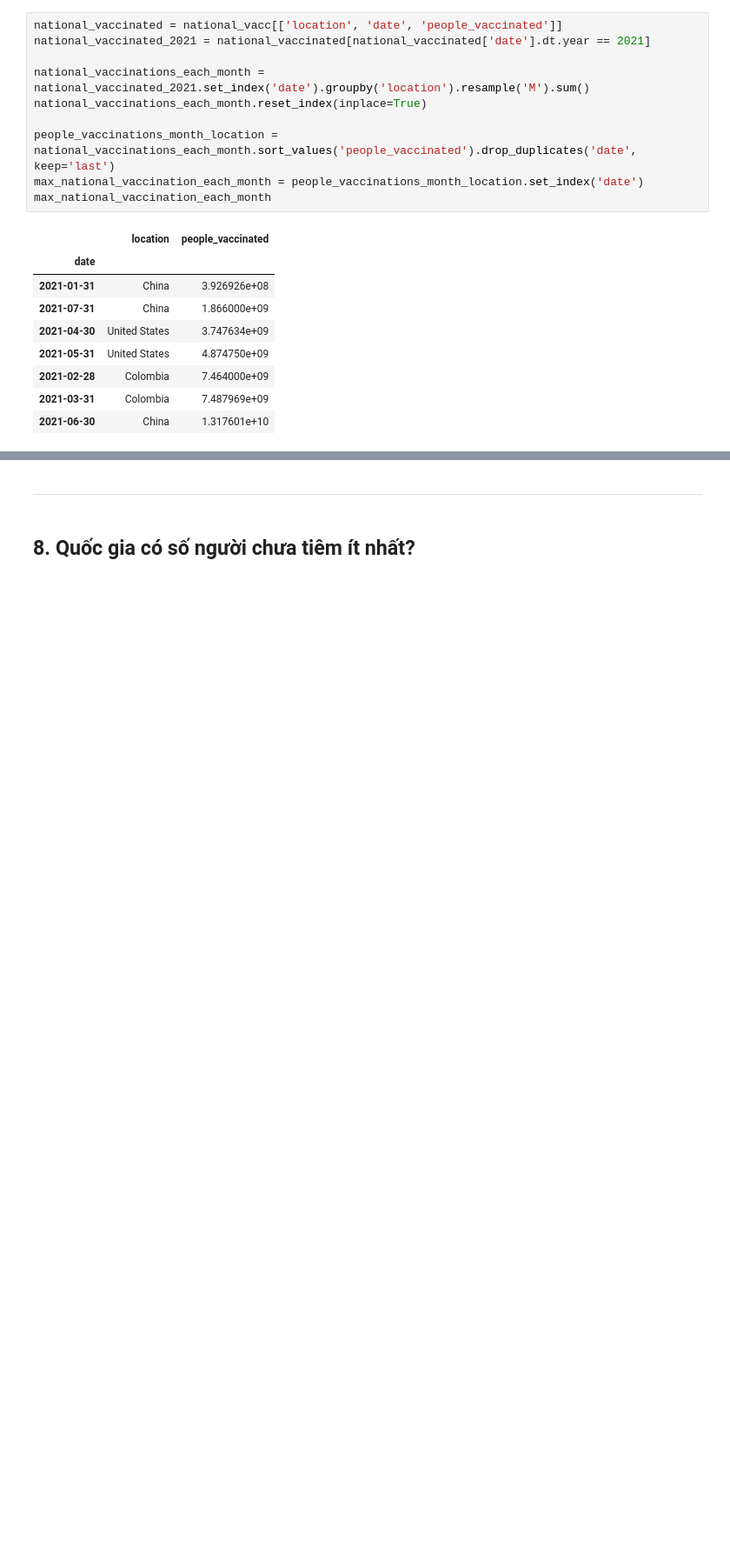
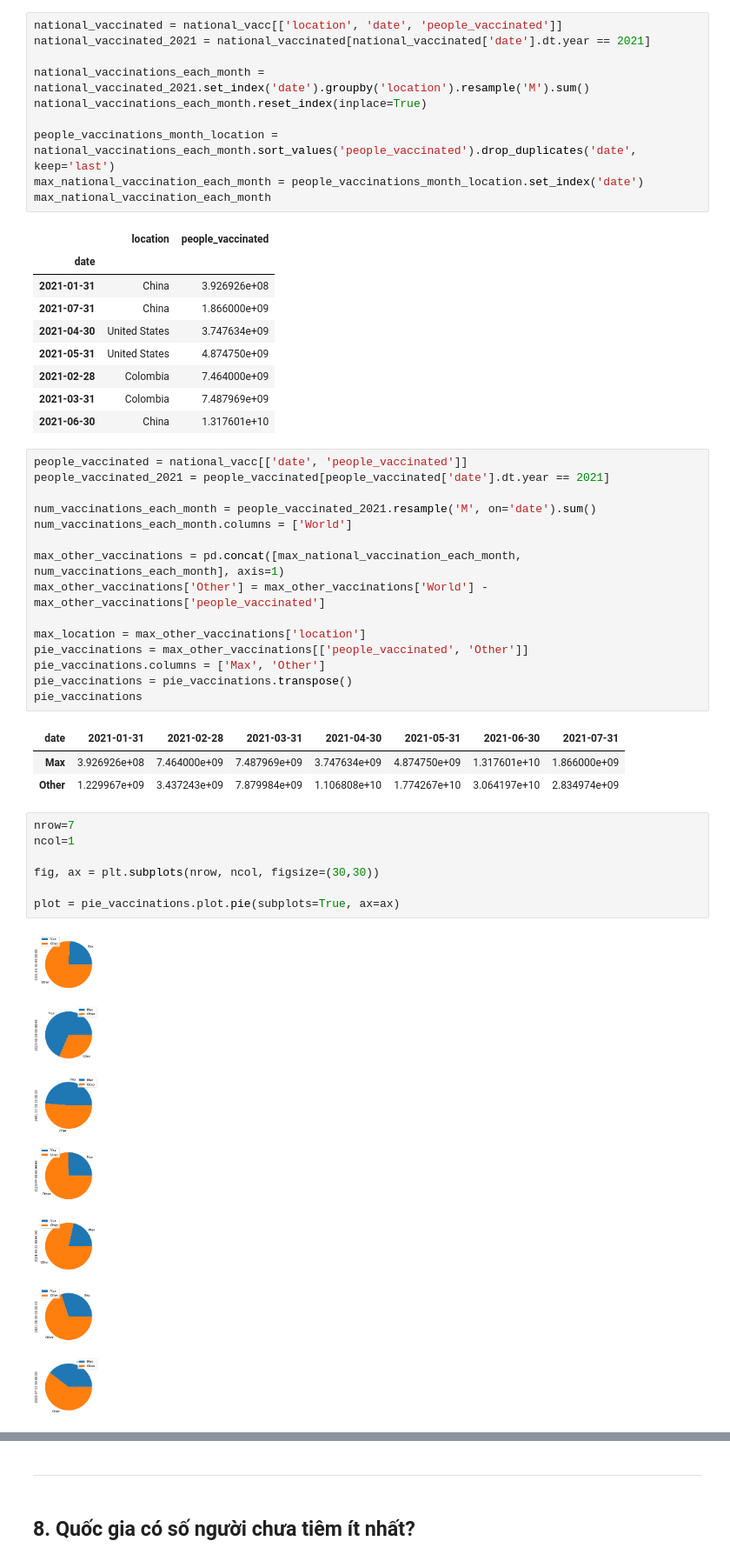
Before and after one commit to FinalProject-P4DS/FinalProject-P4DS, a Jupyter notebook: Final_Project-P4DS.ipynb, the cells around one changed output, grey strips where cells are left out. Shown at 87% size. Drawn from its saved outputs; the diff is of its cells as text; blank space fills up the shorter version.

```diff
--- a/Final_Project-P4DS.ipynb
+++ b/Final_Project-P4DS.ipynb
@@ -611,3 +652,31 @@ max_national_vaccination_each_month
 | 2021-02-28 | Colombia | 7.464000e+09 |
 | 2021-03-31 | Colombia | 7.487969e+09 |
 | 2021-06-30 | China | 1.317601e+10 |
+# %%
+people_vaccinated = national_vacc[['date', 'people_vaccinated']]
+people_vaccinated_2021 = people_vaccinated[people_vaccinated['date'].dt.year == 2021]
+
+num_vaccinations_each_month = people_vaccinated_2021.resample('M', on='date').sum()
+num_vaccinations_each_month.columns = ['World']
+
+max_other_vaccinations = pd.concat([max_national_vaccination_each_month, num_vaccinations_each_month], axis=1)
+max_other_vaccinations['Other'] = max_other_vaccinations['World'] - max_other_vaccinations['people_vaccinated']
+
+max_location = max_other_vaccinations['location']
+pie_vaccinations = max_other_vaccinations[['people_vaccinated', 'Other']]
+pie_vaccinations.columns = ['Max', 'Other']
+pie_vaccinations = pie_vaccinations.transpose()
+pie_vaccinations
+# %% [output]
+| date | 2021-01-31 | 2021-02-28 | 2021-03-31 | 2021-04-30 | 2021-05-31 | 2021-06-30 | 2021-07-31 |
+| Max | 3.926926e+08 | 7.464000e+09 | 7.487969e+09 | 3.747634e+09 | 4.874750e+09 | 1.317601e+10 | 1.866000e+09 |
+| Other | 1.229967e+09 | 3.437243e+09 | 7.879984e+09 | 1.106808e+10 | 1.774267e+10 | 3.064197e+10 | 2.834974e+09 |
+# %%
+nrow=7
+ncol=1
+
+fig, ax = plt.subplots(nrow, ncol, figsize=(30,30))
+
+plot = pie_vaccinations.plot.pie(subplots=True, ax=ax)
+# %% [output]
+[figure, added]
```
Also changed, not shown: parts of 21 cells of this notebook.
